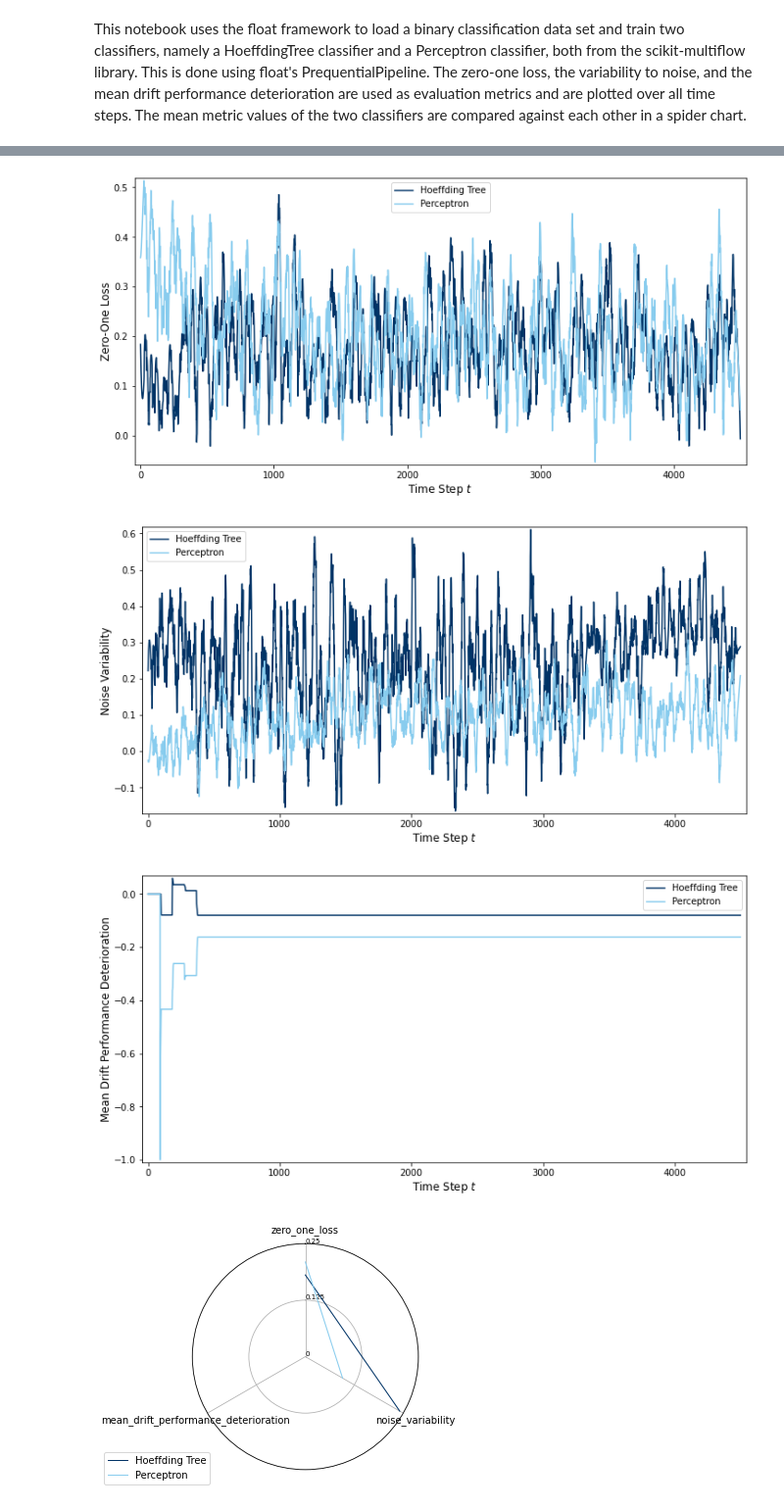
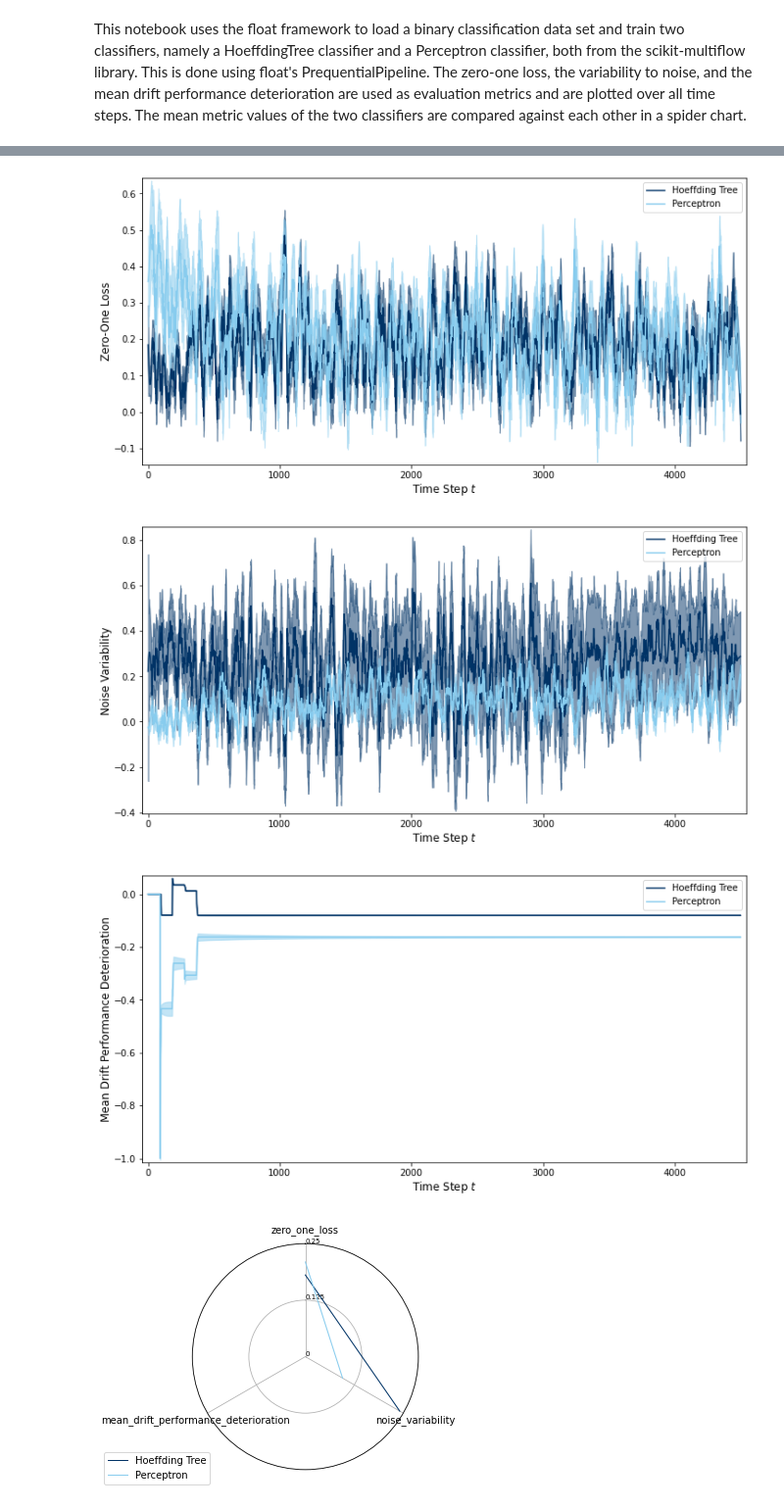
Before and after one commit to haugjo/float, a Jupyter notebook: float/experiment_compare_online_classifiers.ipynb, the cells around one changed output, grey strips where cells are left out. Shown: that part at 98% size. Cells and saved outputs as stored; diff of their text form; code cells hidden in the pictures.

Commit message:
Update variance to not show up in legend. Add variances to experiment notebook plots.

```diff
--- a/float/experiment_compare_online_classifiers.ipynb
+++ b/float/experiment_compare_online_classifiers.ipynb
@@ -54,31 +54,34 @@ Prediction:
 #############################################################################
 # %%
 plot(measures=[pred_evaluators[0].result['zero_one_loss']['measures'], pred_evaluators[1].result['zero_one_loss']['measures']],
+     variances=[pred_evaluators[0].result['zero_one_loss']['var'], pred_evaluators[1].result['zero_one_loss']['var']],
      labels=['Hoeffding Tree', 'Perceptron'],
      measure_name='Zero-One Loss',
      measure_type='prediction',
      smooth_curve=True)
 plt.show()
 # %% [output]
-[figure, old version]
+[figure, new version]
 # %%
 plot(measures=[pred_evaluators[0].result['noise_variability']['measures'], pred_evaluators[1].result['noise_variability']['measures']],
+     variances=[pred_evaluators[0].result['noise_variability']['var'], pred_evaluators[1].result['noise_variability']['var']],
      labels=['Hoeffding Tree', 'Perceptron'],
      measure_name='Noise Variability',
      measure_type='prediction',
      smooth_curve=True)
 plt.show()
 # %% [output]
-[figure, old version]
+[figure, new version]
 # %%
 plot(measures=[pred_evaluators[0].result['mean_drift_performance_deterioration']['measures'], pred_evaluators[1].result['mean_drift_performance_deterioration']['measures']],
+     variances=[pred_evaluators[0].result['mean_drift_performance_deterioration']['var'], pred_evaluators[1].result['mean_drift_performance_deterioration']['var']],
      labels=['Hoeffding Tree', 'Perceptron'],
      measure_name='Mean Drift Performance Deterioration',
      measure_type='prediction',
      smooth_curve=False)
 plt.show()
 # %% [output]
-[figure, old version]
+[figure, new version]
 # %%
 spider_chart(measures=[[pred_evaluators[0].result['zero_one_loss']['mean'][-1], pred_evaluators[0].result['noise_variability']['mean'][-1],
                         pred_evaluators[0].result['mean_drift_performance_deterioration']['mean'][-1]],
```
Also changed, not shown: parts of 1 cell of this notebook, 3 other files.
